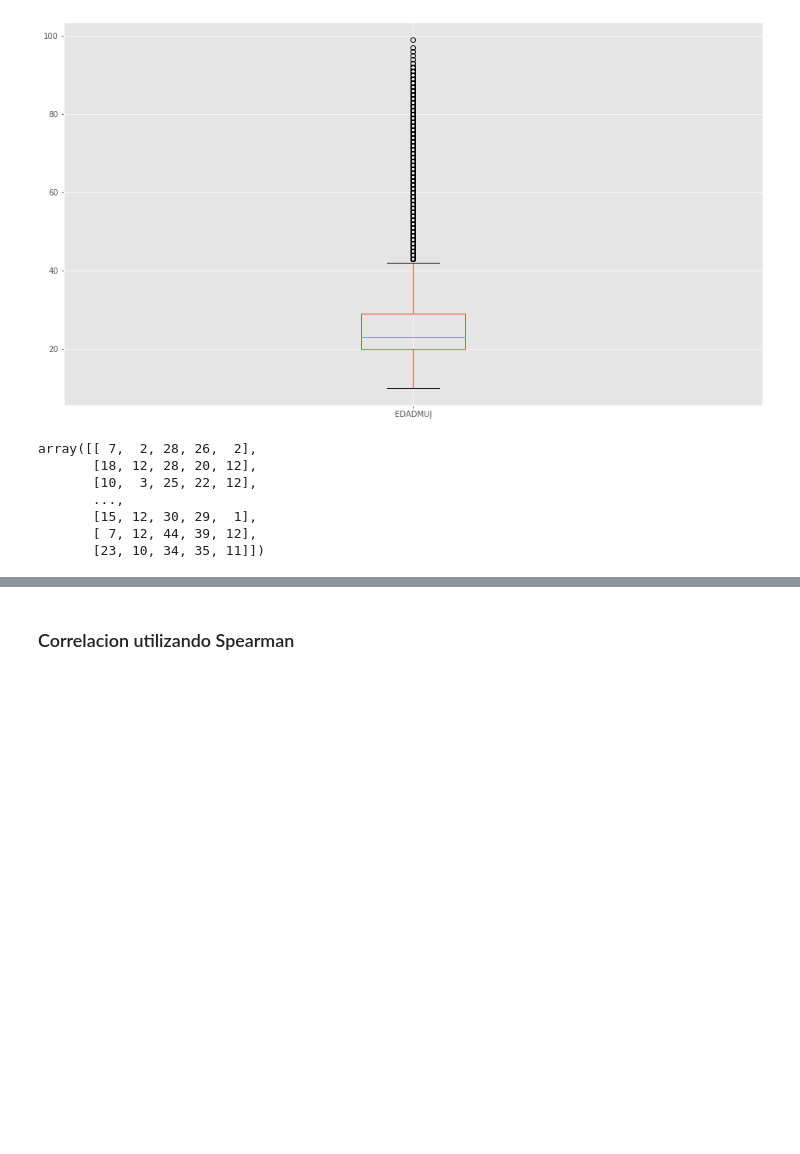
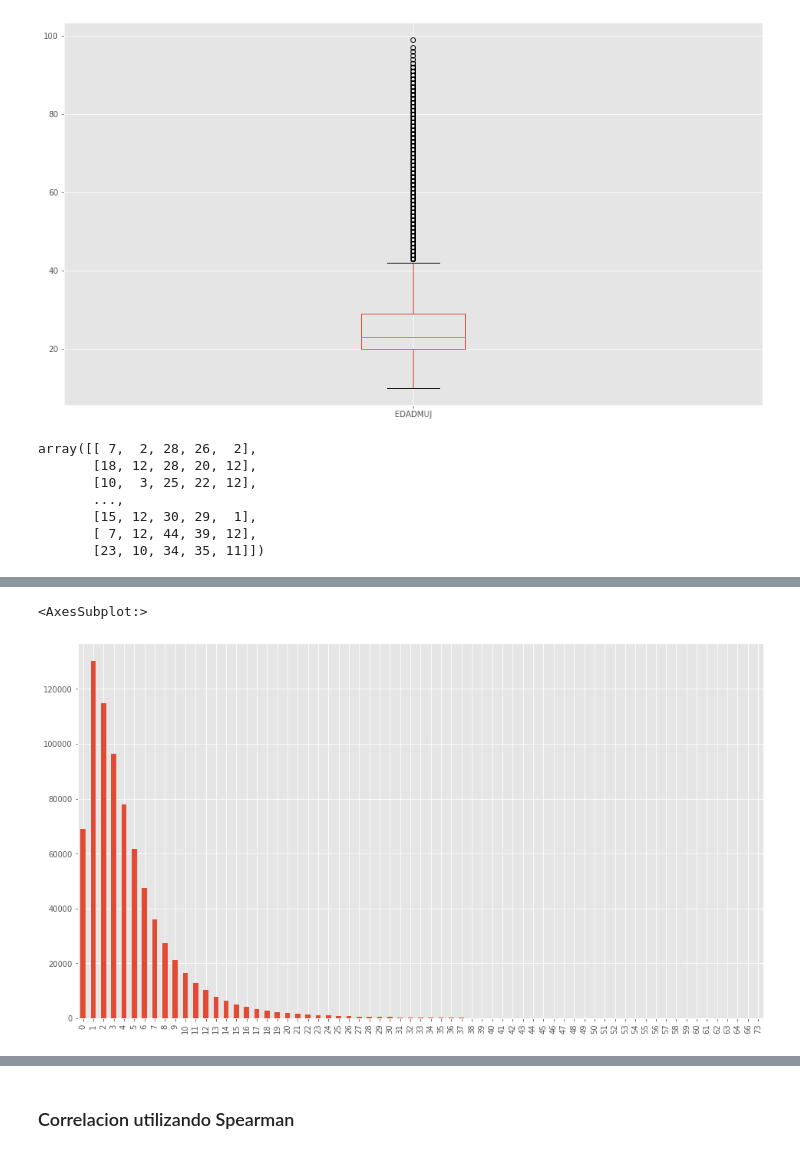
Before and after one commit to JJHH06/DMP1MarriageClustering, a Jupyter notebook: Proyecto1.ipynb, the cells around one changed output, grey strips where cells are left out. Saved outputs shown, nothing was run; the diff lists cells and outputs as text; code cells hidden in the pictures; blank space fills up the shorter version.

```diff
--- a/Proyecto1.ipynb
+++ b/Proyecto1.ipynb
@@ -461,0 +468,5 @@ array([[ 7,  2, 28, 26,  2],
+# %%
+marriage_data['EDADDIF'].value_counts().sort_index().plot(kind='bar')
+# %% [output]
+<AxesSubplot:>
+[figure, added]
```
Also changed, not shown: parts of 3 cells of this notebook.
